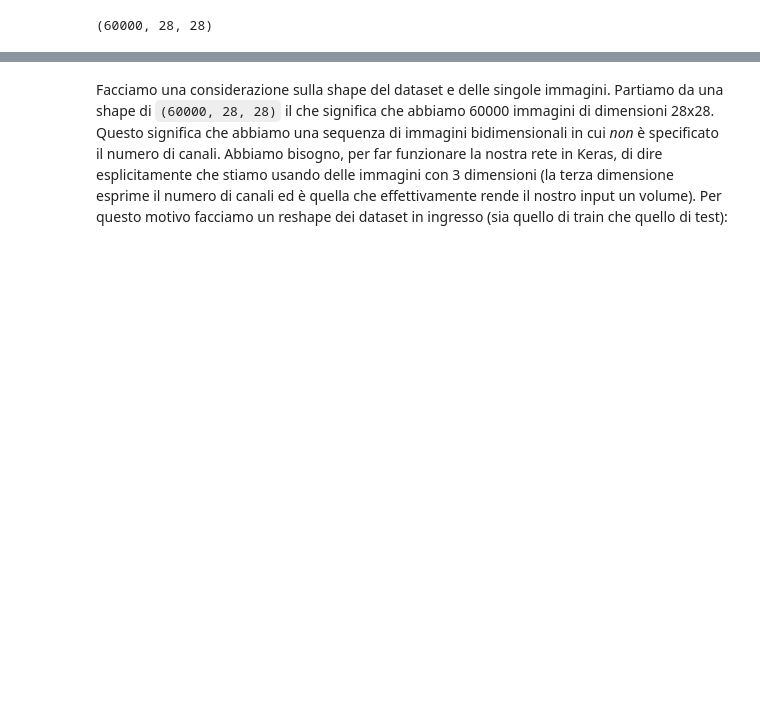
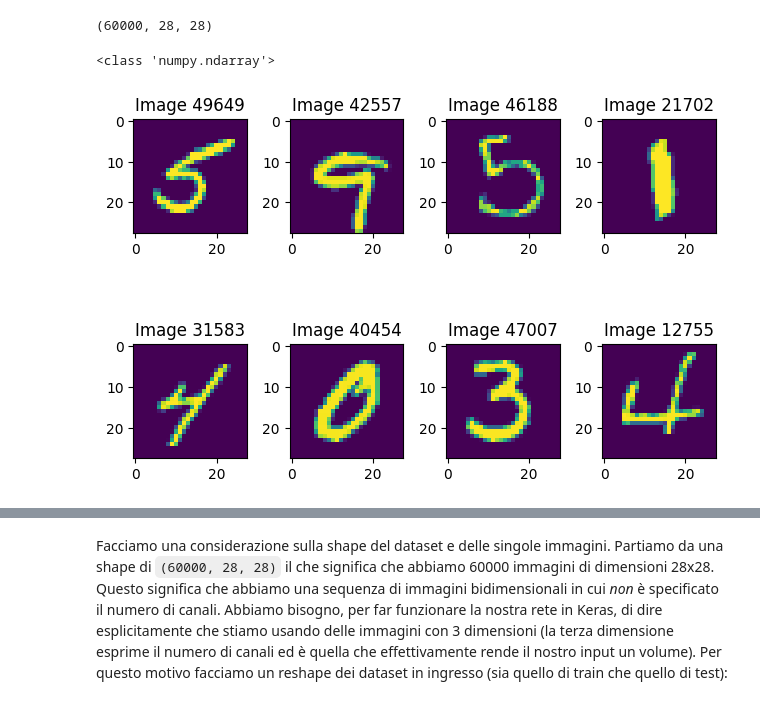
Before and after one commit to enricozanardo/m3-gpu-ml, a Jupyter notebook: week3/Ex1/Prima CNN.ipynb, the cells around one changed output, grey strips where cells are left out. Drawn from its saved outputs; the diff is of its cells as text; code cells hidden in the pictures; blank space fills up the shorter version.

```diff
--- a/week3/Ex1/Prima CNN.ipynb
+++ b/week3/Ex1/Prima CNN.ipynb
@@ -11,6 +11,42 @@ from tensorflow.keras.datasets import mnist
 print(X_train.shape)
 # %% [output]
 (60000, 28, 28)
+# %%
+print(type(X_train))
+# %% [output]
+<class 'numpy.ndarray'>
+# %%
+# stampa le prime 10 immagini
+import random
+
+
+width = X_train.shape[1] # 28
+height = X_train.shape[2] # 28
+rows = 2
+cols = 4
+axes = []
+fig = plt.figure()
+
+for a in range(rows * cols):
+    n = random.randrange(X_train.shape[0])
+    b = X_train[n]
+    axes.append(fig.add_subplot(rows, cols, a + 1))
+    subplot_title = f"Image {str(n)}"
+    axes[-1].set_title(subplot_title)
+    plt.imshow(b)
+fig.tight_layout()
+plt.show()
+
+
+
+# for entry in range(10):
+
+
+
+#     plt.imshow(X_train[entry])
+#     plt.show()
+# %% [output]
+[figure, added]
 # %%
 plt.imshow(X_train[0])
 print(X_train[0].shape)
```
Also changed, not shown: parts of 11 cells of this notebook.
